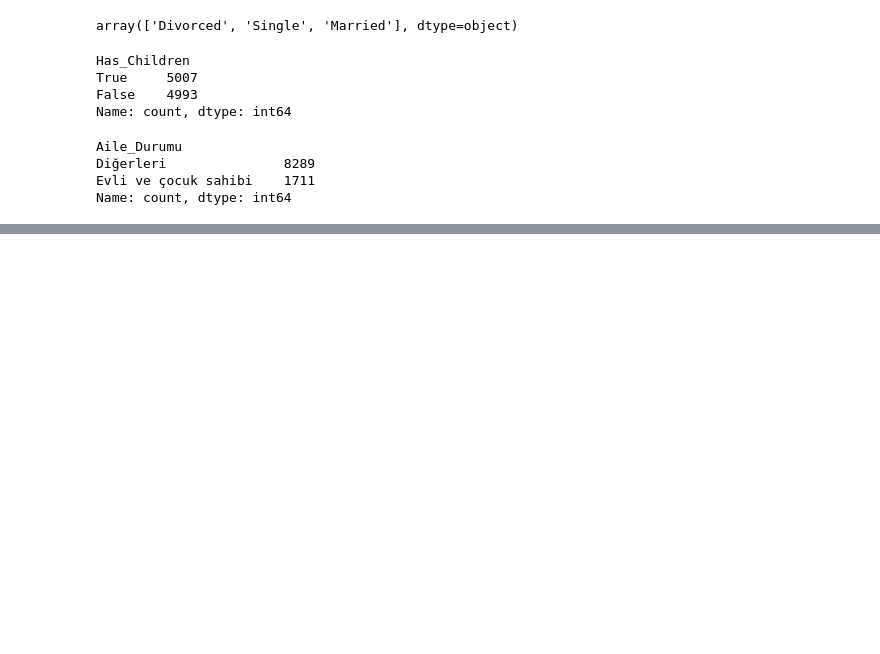
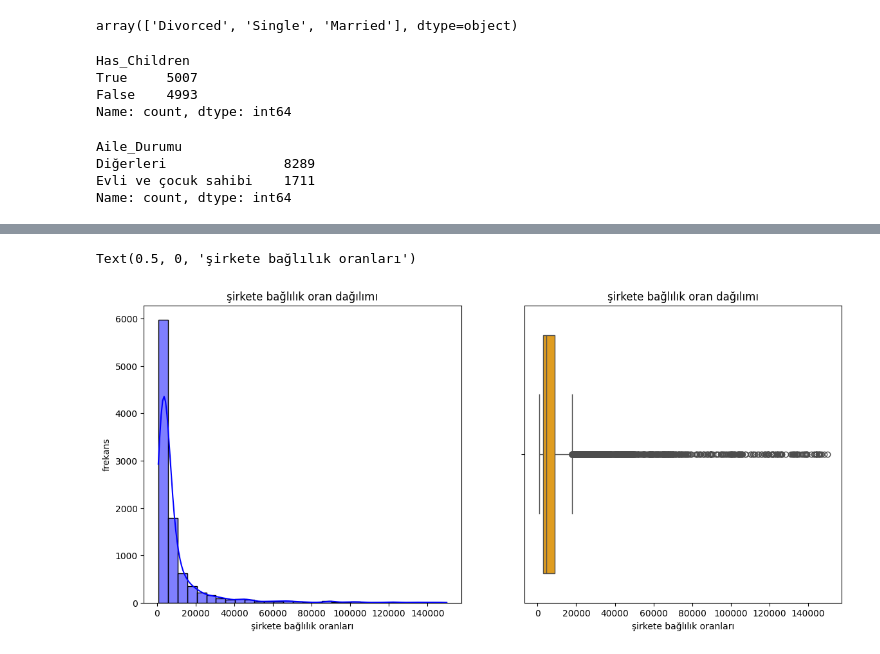
Before and after one commit to KisiselZeynepProjeleri/HR_Analysis_Project, a Jupyter notebook: ht_data_project.ipynb, the cells around one changed output, grey strips where cells are left out. Cells and saved outputs as stored; diff of their text form; code cells hidden in the pictures; blank space fills up the shorter version.

```diff
--- a/ht_data_project.ipynb
+++ b/ht_data_project.ipynb
@@ -321,0 +471,17 @@ Name: count, dtype: int64
+# %%
+plt.figure(figsize=(14,6))
+#subplots()= bir çıktıya birden fazla çıktı-grafik oluşturur
+plt.subplot(1,2,1)
+sns.histplot(df['Aidiyetlik_Miktarı'],kde=True,bins=30,color='Blue')
+plt.title('şirkete bağlılık oran dağılımı')
+plt.xlabel("şirkete bağlılık oranları")
+plt.ylabel("frekans")
+#1. satırın 2. sütun grafiğini ekledik
+
+plt.subplot(1,2,2)
+sns.boxplot(x=df['Aidiyetlik_Miktarı'],color='Orange')
+plt.title('şirkete bağlılık oran dağılımı')
+plt.xlabel("şirkete bağlılık oranları")
+# %% [output]
+Text(0.5, 0, 'şirkete bağlılık oranları')
+[figure, added]
```
Also changed, not shown: parts of 28 cells of this notebook.
